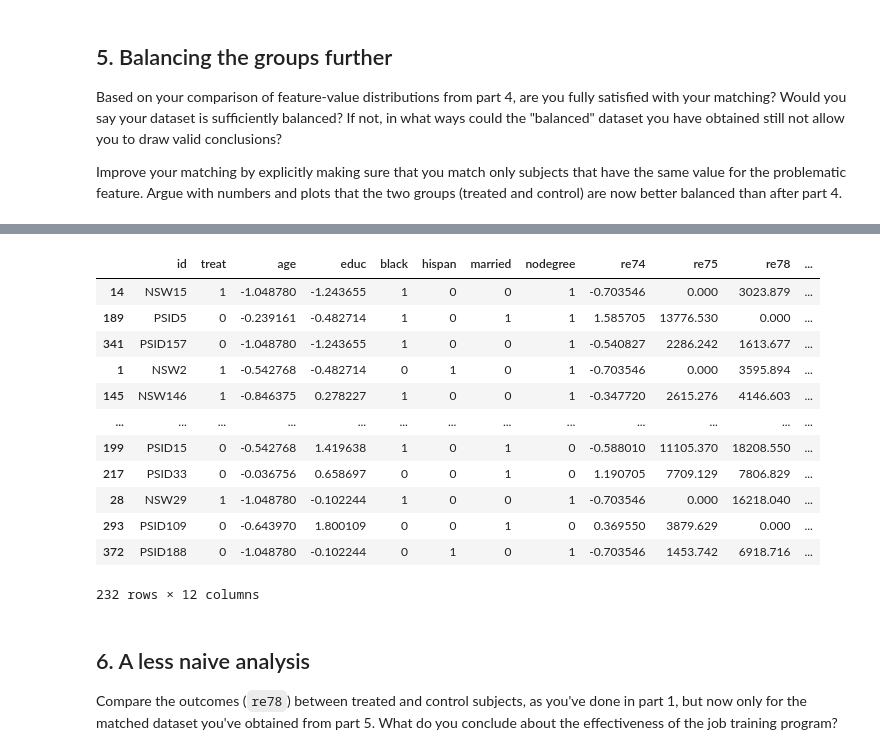
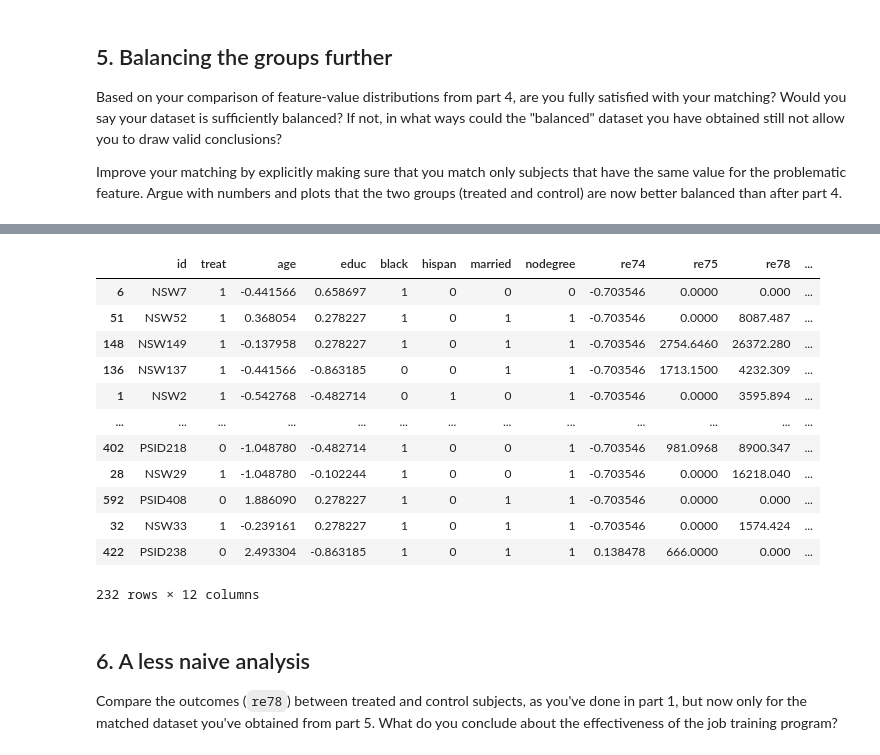
Before and after one commit to thdai2000/ada, a Jupyter notebook: Exercises/05 - Causal analysis of observational data/Observational studies exercise.ipynb, the cells around one changed output, grey strips where cells are left out. Cells and saved outputs as stored; diff of their text form; code cells hidden in the pictures.

```diff
--- a/Exercises/05 - Causal analysis of observational data/Observational studies exercise.ipynb
+++ b/Exercises/05 - Causal analysis of observational data/Observational studies exercise.ipynb
@@ -310,3 +313,19 @@ Logit Regression Results
 | educ | 0.4240 | 0.171 | 2.477 | 0.013 | 0.088 | 0.759 |
 | re74 | -0.4650 | 0.186 | -2.497 | 0.013 | -0.830 | -0.100 |
 | re75 | 5.345e-05 | 4.63e-05 | 1.153 | 0.249 | -3.74e-05 | 0.000 |
+# %%
+data_folder = './data/'
+df = pd.read_csv(data_folder + 'lalonde.csv')
+
+# standardize features
+df["age"] = (df["age"] - df["age"].mean())/df["age"].std()
+df["educ"] = (df["educ"] - df["educ"].mean())/df["educ"].std()
+df["re74"] = (df["re74"] - df["re74"].mean())/df["re74"].std()
+# df["re78"] = (df["re78"] - df["re78"].mean())/df["re78"].std()
+
+# regress without considering race
+mod = smf.logit(formula='treat ~  age + educ + C(married) + C(nodegree) + \
+        +re74 + re75', data=df)
+
+res = mod.fit()
+res.summary()
@@ -408,5 +489,9 @@ Argue with numbers and plots that the two groups (treated and control) are now b
 # %%
 ''' your code and explanations ''';
+# Separate the treatment and control groups
+treatment_df = df[df['treat'] == 1]
+control_df = df[df['treat'] == 0]
+
 G = nx.Graph()
 
 for control_id, control_row in control_df.iterrows():
@@ -420,6 +505,6 @@ for control_id, control_row in control_df.iterrows():
 
             G.add_weighted_edges_from([(control_id, treatment_id, similarity)])
 
-matching = nx.max_weight_matching(G)
+matching_new = nx.max_weight_matching(G)
 # %%
-matched = [i[0] for i in list(matching)] + [i[1] for i in list(matching)]
+matched_new = [i[0] for i in list(matching_new)] + [i[1] for i in list(matching_new)]
@@ -426,19 +552,19 @@ matched = [i[0] for i in list(matching)] + [i[1] for i in list(matching)]
 # %%
-balanced_df_all = df.loc[matched]
+balanced_df_all = df.loc[matched_new]
 balanced_df_all
 # %% [output]
 |  | id | treat | age | educ | black | hispan | married | nodegree | re74 | re75 | re78 | ... |
-| 14 | NSW15 | 1 | -1.048780 | -1.243655 | 1 | 0 | 0 | 1 | -0.703546 | 0.000 | 3023.879 | ... |
-| 189 | PSID5 | 0 | -0.239161 | -0.482714 | 1 | 0 | 1 | 1 | 1.585705 | 13776.530 | 0.000 | ... |
-| 341 | PSID157 | 0 | -1.048780 | -1.243655 | 1 | 0 | 0 | 1 | -0.540827 | 2286.242 | 1613.677 | ... |
-| 1 | NSW2 | 1 | -0.542768 | -0.482714 | 0 | 1 | 0 | 1 | -0.703546 | 0.000 | 3595.894 | ... |
-| 145 | NSW146 | 1 | -0.846375 | 0.278227 | 1 | 0 | 0 | 1 | -0.347720 | 2615.276 | 4146.603 | ... |
+| 6 | NSW7 | 1 | -0.441566 | 0.658697 | 1 | 0 | 0 | 0 | -0.703546 | 0.0000 | 0.000 | ... |
+| 51 | NSW52 | 1 | 0.368054 | 0.278227 | 1 | 0 | 1 | 1 | -0.703546 | 0.0000 | 8087.487 | ... |
+| 148 | NSW149 | 1 | -0.137958 | 0.278227 | 1 | 0 | 1 | 1 | -0.703546 | 2754.6460 | 26372.280 | ... |
+| 136 | NSW137 | 1 | -0.441566 | -0.863185 | 0 | 0 | 1 | 1 | -0.703546 | 1713.1500 | 4232.309 | ... |
+| 1 | NSW2 | 1 | -0.542768 | -0.482714 | 0 | 1 | 0 | 1 | -0.703546 | 0.0000 | 3595.894 | ... |
 | ... | ... | ... | ... | ... | ... | ... | ... | ... | ... | ... | ... | ... |
-| 199 | PSID15 | 0 | -0.542768 | 1.419638 | 1 | 0 | 1 | 0 | -0.588010 | 11105.370 | 18208.550 | ... |
-| 217 | PSID33 | 0 | -0.036756 | 0.658697 | 0 | 0 | 1 | 0 | 1.190705 | 7709.129 | 7806.829 | ... |
-| 28 | NSW29 | 1 | -1.048780 | -0.102244 | 1 | 0 | 0 | 1 | -0.703546 | 0.000 | 16218.040 | ... |
-| 293 | PSID109 | 0 | -0.643970 | 1.800109 | 0 | 0 | 1 | 0 | 0.369550 | 3879.629 | 0.000 | ... |
-| 372 | PSID188 | 0 | -1.048780 | -0.102244 | 0 | 1 | 0 | 1 | -0.703546 | 1453.742 | 6918.716 | ... |
+| 402 | PSID218 | 0 | -1.048780 | -0.482714 | 1 | 0 | 0 | 1 | -0.703546 | 981.0968 | 8900.347 | ... |
+| 28 | NSW29 | 1 | -1.048780 | -0.102244 | 1 | 0 | 0 | 1 | -0.703546 | 0.0000 | 16218.040 | ... |
+| 592 | PSID408 | 0 | 1.886090 | 0.278227 | 1 | 0 | 1 | 1 | -0.703546 | 0.0000 | 0.000 | ... |
+| 32 | NSW33 | 1 | -0.239161 | 0.278227 | 1 | 0 | 1 | 1 | -0.703546 | 0.0000 | 1574.424 | ... |
+| 422 | PSID238 | 0 | 2.493304 | -0.863185 | 1 | 0 | 1 | 1 | 0.138478 | 666.0000 | 0.000 | ... |
 232 rows × 12 columns
 # %% [markdown]
 ## 6. A less naive analysis
```
Also changed, not shown: parts of 4 cells of this notebook, 1 other file.
